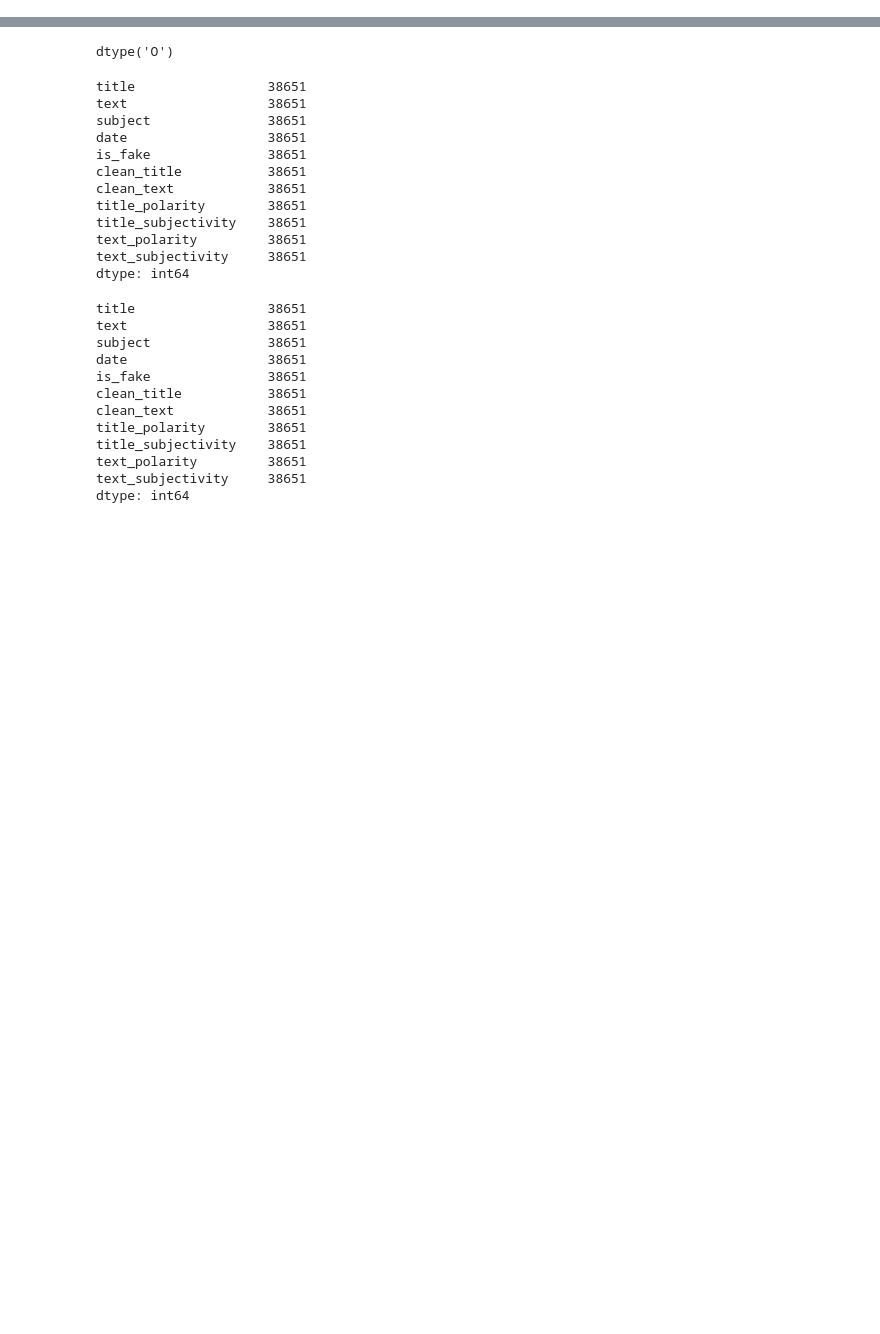
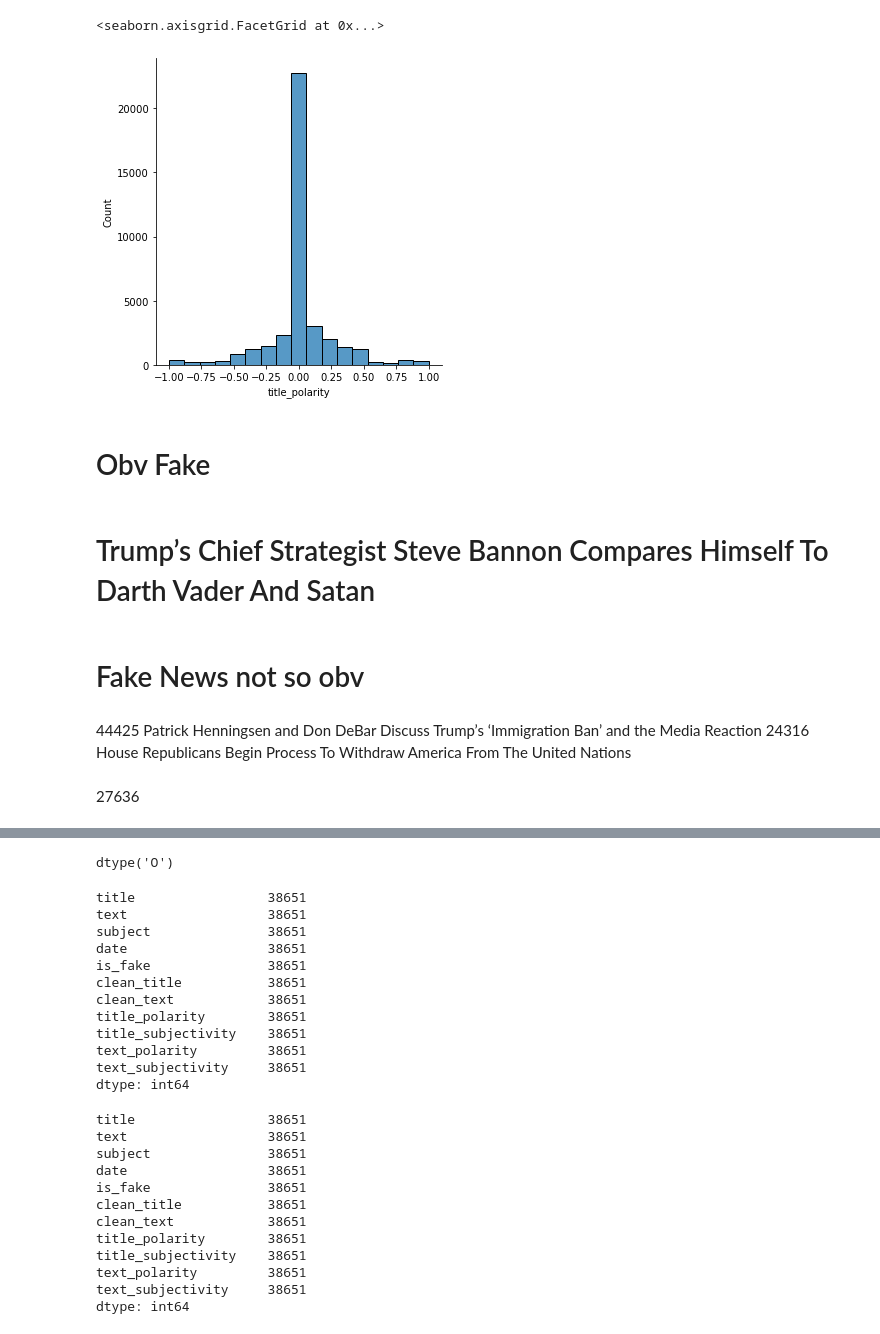
Before and after one commit to Fake-News-Capstone/fake_news_capstone, a Jupyter notebook: liam_notebook.ipynb, the cells around one changed output, grey strips where cells are left out. Drawn from its saved outputs; the diff is of its cells as text; code cells hidden in the pictures; blank space fills up the shorter version.

```diff
--- a/liam_notebook.ipynb
+++ b/liam_notebook.ipynb
@@ -20,0 +35,16 @@ df.head()
+# %%
+sns.displot(df.title_polarity)
+# %% [output]
+<seaborn.axisgrid.FacetGrid at 0x...>
+[figure, added]
+# %% [markdown]
+# Obv Fake
+# %% [markdown]
+# Trump’s Chief Strategist Steve Bannon Compares Himself To Darth Vader And Satan
+# %% [markdown]
+# Fake News not so obv
+# %% [markdown]
+44425  Patrick Henningsen and Don DeBar Discuss Trump’s ‘Immigration Ban’ and the Media Reaction
+24316  House Republicans Begin Process To Withdraw America From The United Nations
+# %% [markdown]
+27636
```
Also changed, not shown: parts of 12 cells of this notebook, 1 other file.
